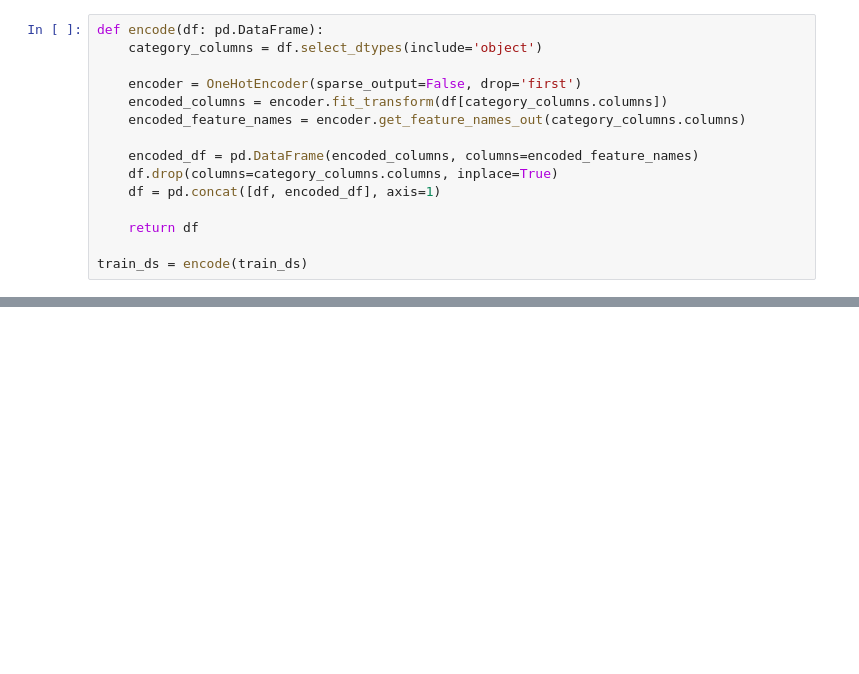
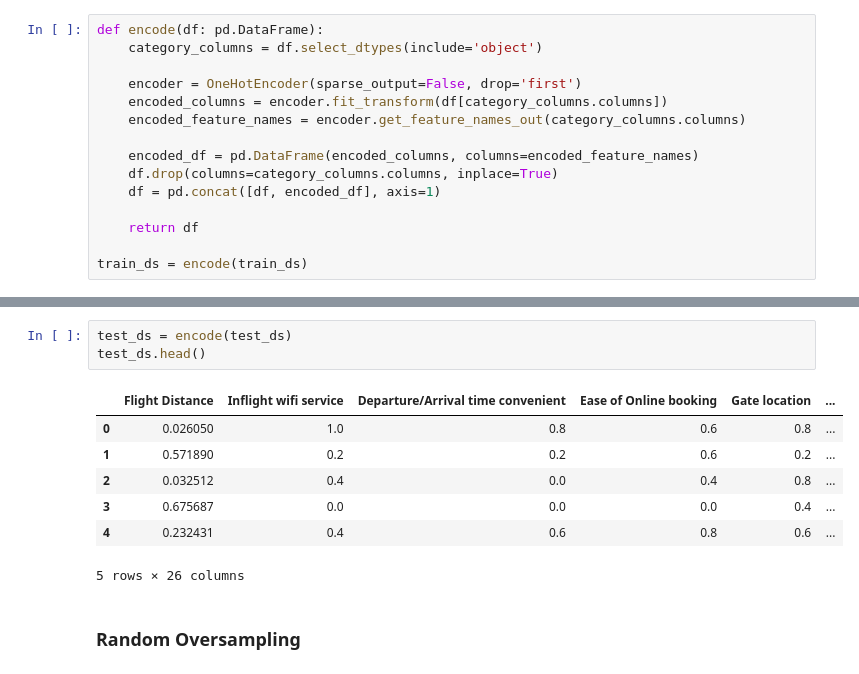
Before and after one commit to FrederickAlmeida/Airline-Passenger-Satisfaction, a Jupyter notebook: pre_processing.ipynb, the cells around one changed output, grey strips where cells are left out. Saved outputs shown, nothing was run; the diff lists cells and outputs as text; blank space fills up the shorter version.

```diff
--- a/pre_processing.ipynb
+++ b/pre_processing.ipynb
@@ -247,0 +275,13 @@ train_ds.head()
+# %%
+test_ds = encode(test_ds)
+test_ds.head()
+# %% [output]
+|  | Flight Distance | Inflight wifi service | Departure/Arrival time convenient | Ease of Online booking | Gate location | ... |
+| 0 | 0.026050 | 1.0 | 0.8 | 0.6 | 0.8 | ... |
+| 1 | 0.571890 | 0.2 | 0.2 | 0.6 | 0.2 | ... |
+| 2 | 0.032512 | 0.4 | 0.0 | 0.4 | 0.8 | ... |
+| 3 | 0.675687 | 0.0 | 0.0 | 0.0 | 0.4 | ... |
+| 4 | 0.232431 | 0.4 | 0.6 | 0.8 | 0.6 | ... |
+5 rows × 26 columns
+# %% [markdown]
+### Random Oversampling
```
Also changed, not shown: parts of 11 cells of this notebook, 2 other files.
